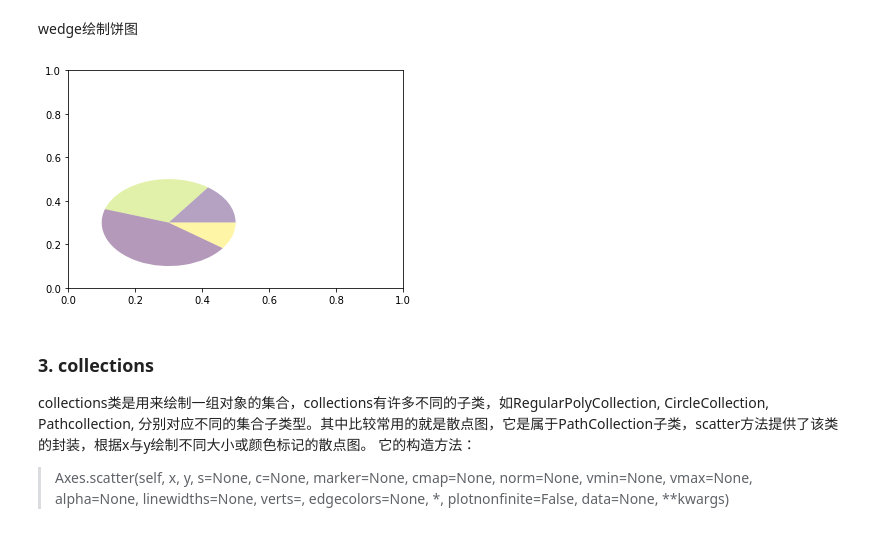
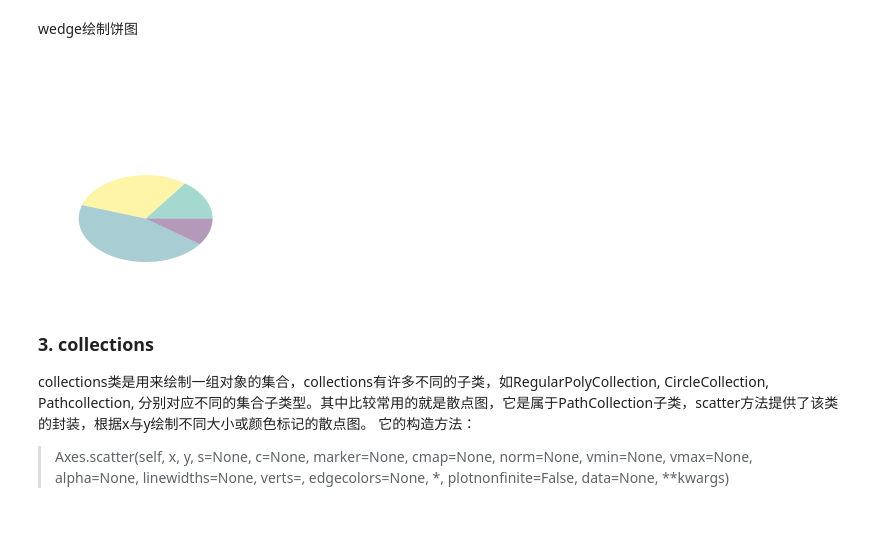
Before and after one commit to Relph1119/my-team-learning, a Jupyter notebook: notebook/matplotlib_learning29/assets/第二回：艺术画笔见乾坤.ipynb, the cells around one changed output. Cells and saved outputs as stored; diff of their text form; code cells hidden in the pictures.

```diff
--- a/notebook/matplotlib_learning29/assets/第二回：艺术画笔见乾坤.ipynb
+++ b/notebook/matplotlib_learning29/assets/第二回：艺术画笔见乾坤.ipynb
@@ -351,26 +358,27 @@ wedge绘制饼图
 # %%
 import matplotlib.pyplot as plt
 from matplotlib.patches import Circle, Wedge
 from matplotlib.collections import PatchCollection
 
 fig = plt.figure()
 ax1 = fig.add_subplot(111)
 theta1 = 0
 sizes = [15, 30, 45, 10]
 patches = []
 patches += [
     Wedge((0.3, 0.3), .2, 0, 54),             # Full circle
     Wedge((0.3, 0.3), .2, 54, 162),  # Full ring
     Wedge((0.3, 0.3), .2, 162, 324),              # Full sector
     Wedge((0.3, 0.3), .2, 324, 360),  # Ring sector
 ]
 colors = 100 * np.random.rand(len(patches))
 p = PatchCollection(patches, alpha=0.4)
 p.set_array(colors)
 ax1.add_collection(p)
+plt.axis('off')
 plt.show()
 # %% [output]
-[figure, old version]
+[figure, new version]
 # %% [markdown]
 ### 3. collections
 collections类是用来绘制一组对象的集合，collections有许多不同的子类，如RegularPolyCollection, CircleCollection, Pathcollection, 分别对应不同的集合子类型。其中比较常用的就是散点图，它是属于PathCollection子类，scatter方法提供了该类的封装，根据x与y绘制不同大小或颜色标记的散点图。 它的构造方法：
```
Also changed, not shown: parts of 5 cells of this notebook, 1 other file.
